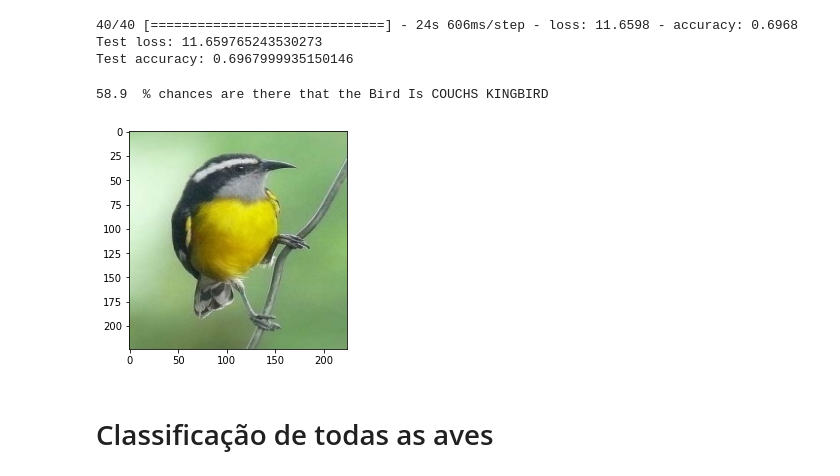
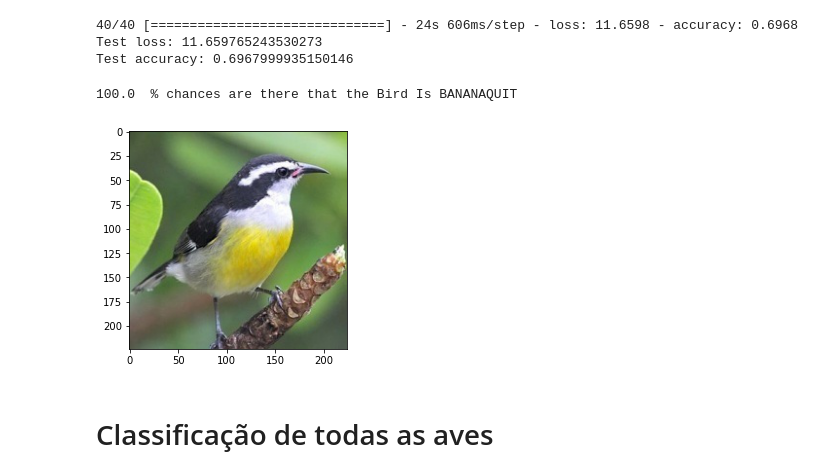
Before and after one commit to JoaoNunoAbreu/classify-birds-with-CNN-GA, a Jupyter notebook: projeto-Copy1.ipynb, the cells around one changed output. Cells and saved outputs as stored; diff of their text form; code cells hidden in the pictures.

```diff
--- a/projeto-Copy1.ipynb
+++ b/projeto-Copy1.ipynb
@@ -231,13 +231,13 @@ def output(location):
     probability=round(np.max(model.predict_proba(img)*100),2)
     print (probability, ' % chances are there that the Bird Is',icd[answer[0]])
 # %%
-img="dataset/valid/BANANAQUIT/1.jpg"
+img="dataset/valid/BANANAQUIT/4.jpg"
 pic=load_img(img,target_size=(224,224,3))
 plt.imshow(pic)
 output(img)
 # %% [output]
-58.9  % chances are there that the Bird Is COUCHS KINGBIRD
+100.0  % chances are there that the Bird Is BANANAQUIT
-[figure, old version]
+[figure, new version]
 # %%
 np.save('my_history2.npy',history.history)
 # %%
```
